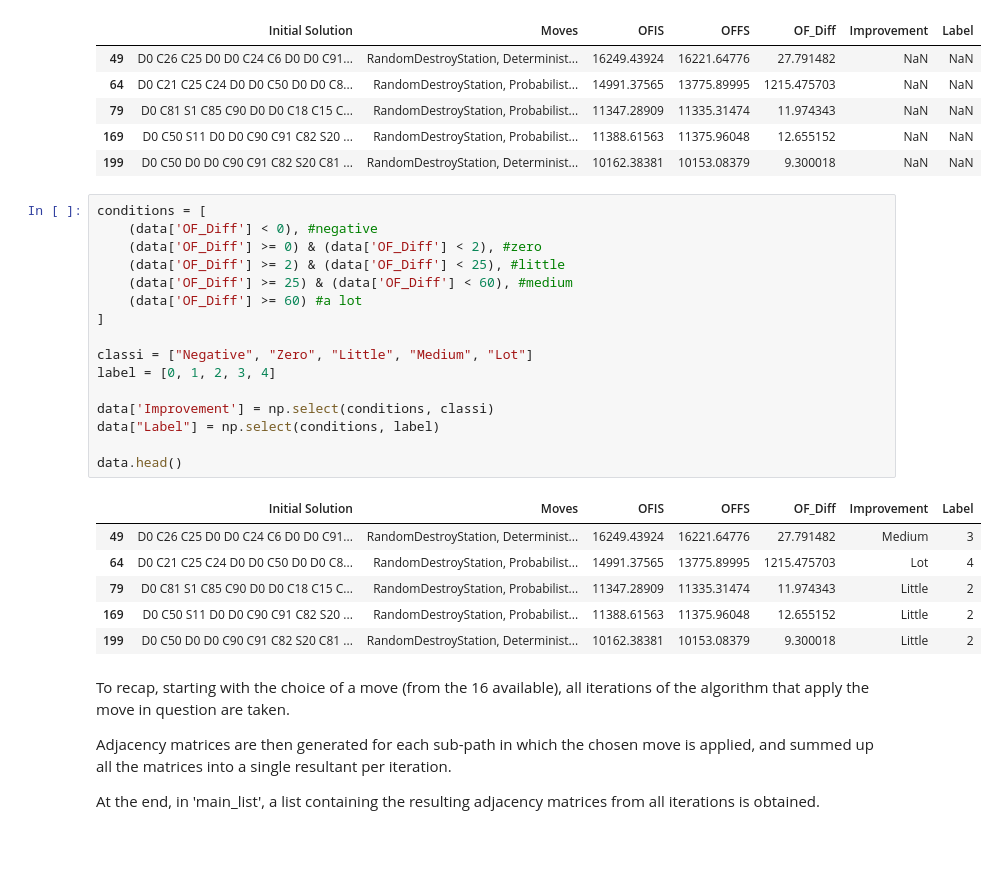
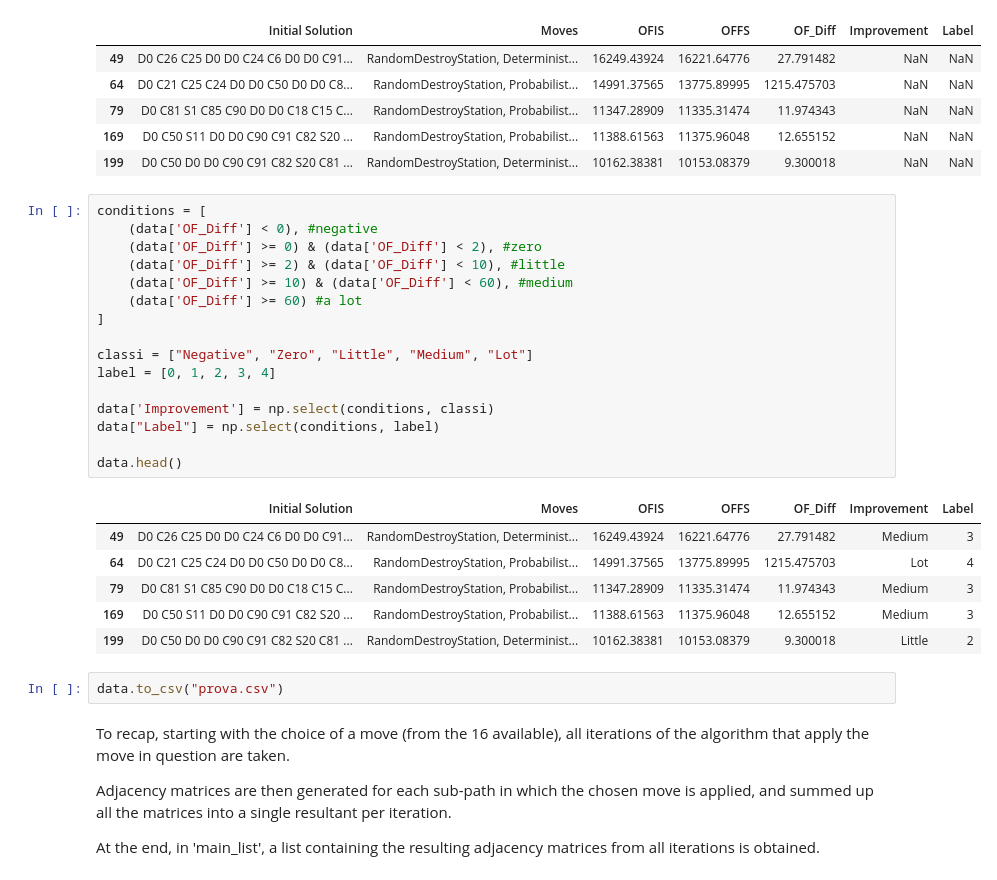
Before and after one commit to Antonet99/Route-CNN, a Jupyter notebook: progetto.ipynb, the cells around one changed output. Cells and saved outputs as stored; diff of their text form; blank space fills up the shorter version.

Commit message:
prova

```diff
--- a/progetto.ipynb
+++ b/progetto.ipynb
@@ -214,26 +247,28 @@ data.head()
 # %%
 conditions = [
     (data['OF_Diff'] < 0), #negative
     (data['OF_Diff'] >= 0) & (data['OF_Diff'] < 2), #zero
-    (data['OF_Diff'] >= 2) & (data['OF_Diff'] < 25), #little
-    (data['OF_Diff'] >= 25) & (data['OF_Diff'] < 60), #medium
+    (data['OF_Diff'] >= 2) & (data['OF_Diff'] < 10), #little
+    (data['OF_Diff'] >= 10) & (data['OF_Diff'] < 60), #medium
     (data['OF_Diff'] >= 60) #a lot
 ]
 
 classi = ["Negative", "Zero", "Little", "Medium", "Lot"]
 label = [0, 1, 2, 3, 4]
 
 data['Improvement'] = np.select(conditions, classi)
 data["Label"] = np.select(conditions, label)
 
 data.head()
 # %% [output]
 |  | Initial Solution | Moves | OFIS | OFFS | OF_Diff | Improvement | Label |
 | 49 | D0 C26 C25 D0 D0 C24 C6 D0 D0 C91... | RandomDestroyStation, Determinist... | 16249.43924 | 16221.64776 | 27.791482 | Medium | 3 |
 | 64 | D0 C21 C25 C24 D0 D0 C50 D0 D0 C8... | RandomDestroyStation, Probabilist... | 14991.37565 | 13775.89995 | 1215.475703 | Lot | 4 |
-| 79 | D0 C81 S1 C85 C90 D0 D0 C18 C15 C... | RandomDestroyStation, Probabilist... | 11347.28909 | 11335.31474 | 11.974343 | Little | 2 |
-| 169 | D0 C50 S11 D0 D0 C90 C91 C82 S20 ... | RandomDestroyStation, Probabilist... | 11388.61563 | 11375.96048 | 12.655152 | Little | 2 |
+| 79 | D0 C81 S1 C85 C90 D0 D0 C18 C15 C... | RandomDestroyStation, Probabilist... | 11347.28909 | 11335.31474 | 11.974343 | Medium | 3 |
+| 169 | D0 C50 S11 D0 D0 C90 C91 C82 S20 ... | RandomDestroyStation, Probabilist... | 11388.61563 | 11375.96048 | 12.655152 | Medium | 3 |
 | 199 | D0 C50 D0 D0 C90 C91 C82 S20 C81 ... | RandomDestroyStation, Determinist... | 10162.38381 | 10153.08379 | 9.300018 | Little | 2 |
+# %%
+data.to_csv("prova.csv")
 # %% [markdown]
 To recap, starting with the choice of a move (from the 16 available), all iterations of the algorithm that apply the move in question are taken.
 
```
Also changed, not shown: parts of 16 cells of this notebook, 1 other file.
